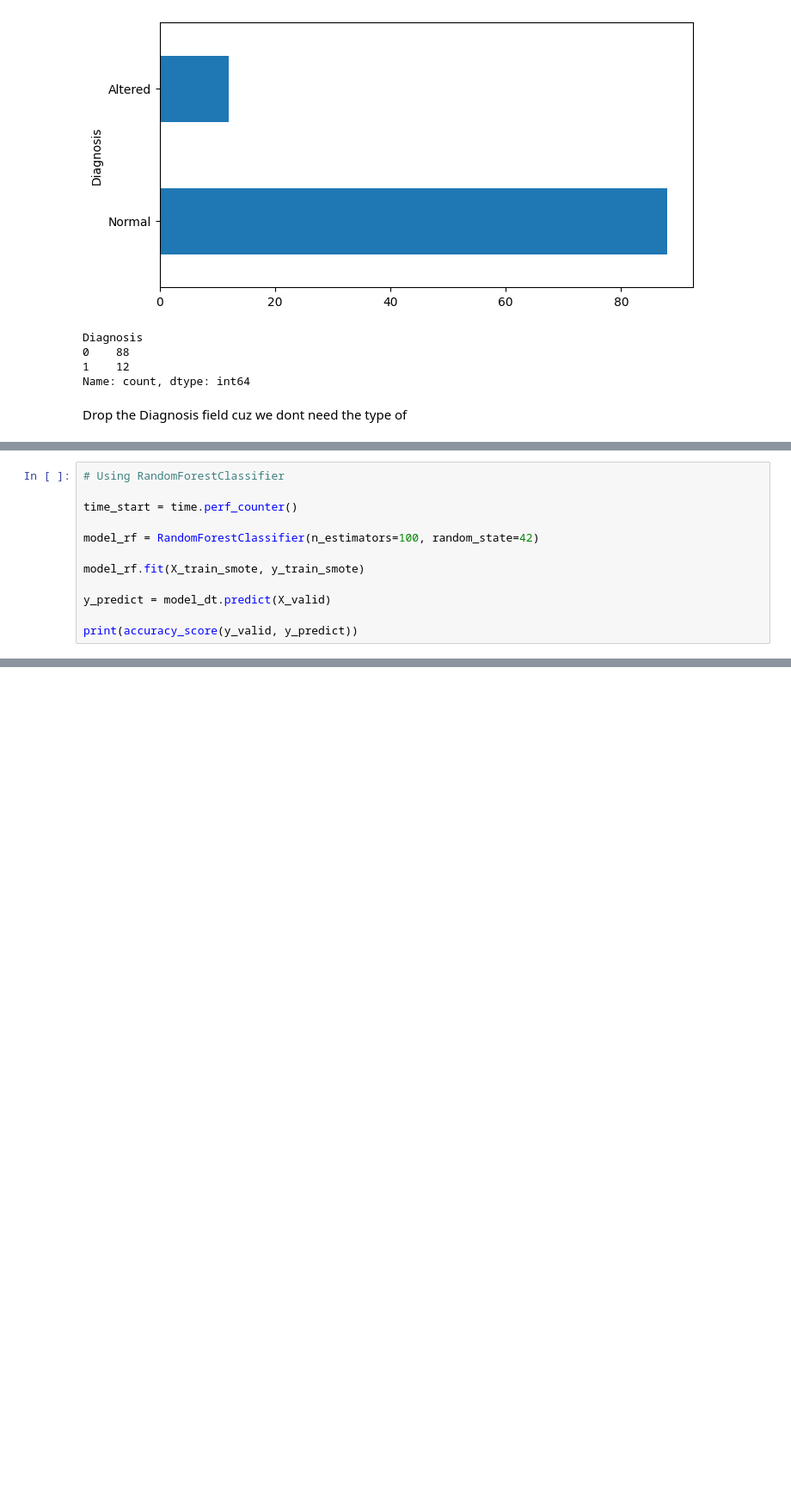
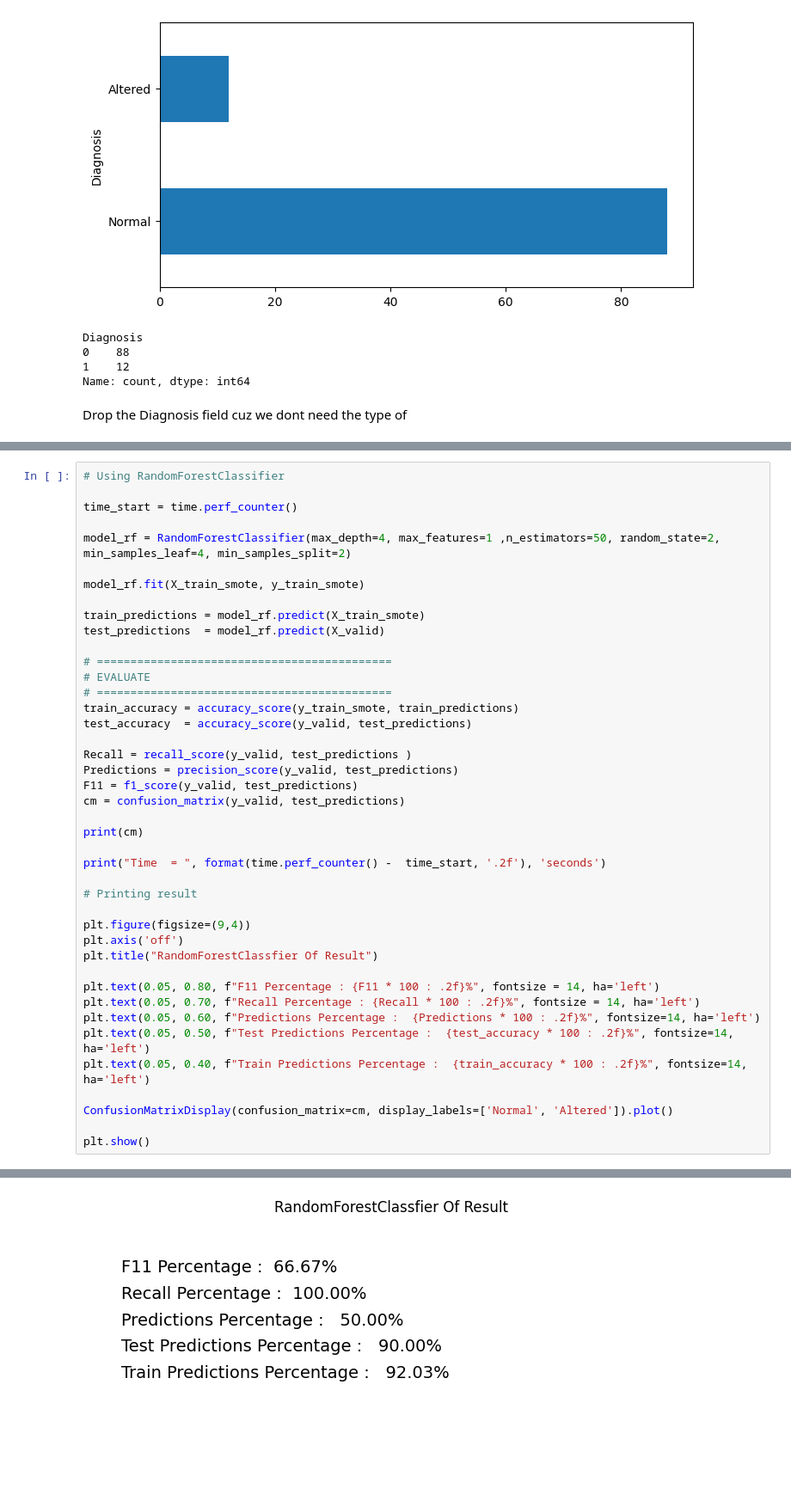
Before and after one commit to tiopramana/machine_learning, a Jupyter notebook: Project/Fertility_Men/main.ipynb, the cells around one changed output, grey strips where cells are left out. Shown at 86% size. Saved outputs shown, nothing was run; the diff lists cells and outputs as text; blank space fills up the shorter version.

```diff
--- a/Project/Fertility_Men/main.ipynb
+++ b/Project/Fertility_Men/main.ipynb
@@ -216,11 +249,41 @@ print(test_accuracy)
 
 time_start = time.perf_counter()
 
-model_rf = RandomForestClassifier(n_estimators=100, random_state=42)
+model_rf = RandomForestClassifier(max_depth=4, max_features=1 ,n_estimators=50, random_state=2, min_samples_leaf=4, min_samples_split=2)
 
 model_rf.fit(X_train_smote, y_train_smote)
 
-y_predict = model_dt.predict(X_valid)
+train_predictions = model_rf.predict(X_train_smote)
+test_predictions  = model_rf.predict(X_valid)
 
-print(accuracy_score(y_valid, y_predict))
+# ============================================
+# EVALUATE
+# ============================================
+train_accuracy = accuracy_score(y_train_smote, train_predictions)
+test_accuracy  = accuracy_score(y_valid, test_predictions)
+
+Recall = recall_score(y_valid, test_predictions )
+Predictions = precision_score(y_valid, test_predictions)
+F11 = f1_score(y_valid, test_predictions)
+cm = confusion_matrix(y_valid, test_predictions)
+
+print(cm)
+
+print("Time  = ", format(time.perf_counter() -  time_start, '.2f'), 'seconds')
+
+# Printing result
+
+plt.figure(figsize=(9,4))
+plt.axis('off')
+plt.title("RandomForestClassfier Of Result")
+
+plt.text(0.05, 0.80, f"F11 Percentage : {F11 * 100 : .2f}%", fontsize = 14, ha='left')
+plt.text(0.05, 0.70, f"Recall Percentage : {Recall * 100 : .2f}%", fontsize = 14, ha='left')
+plt.text(0.05, 0.60, f"Predictions Percentage :  {Predictions * 100 : .2f}%", fontsize=14, ha='left')
+plt.text(0.05, 0.50, f"Test Predictions Percentage :  {test_accuracy * 100 : .2f}%", fontsize=14, ha='left')
+plt.text(0.05, 0.40, f"Train Predictions Percentage :  {train_accuracy * 100 : .2f}%", fontsize=14, ha='left')
+
+ConfusionMatrixDisplay(confusion_matrix=cm, display_labels=['Normal', 'Altered']).plot()
+
+plt.show()
 # %% [output]
@@ -227,0 +293 @@ print(accuracy_score(y_valid, y_predict))
+[figure, added]
```
Also changed, not shown: parts of 8 cells of this notebook, 1 other file.
